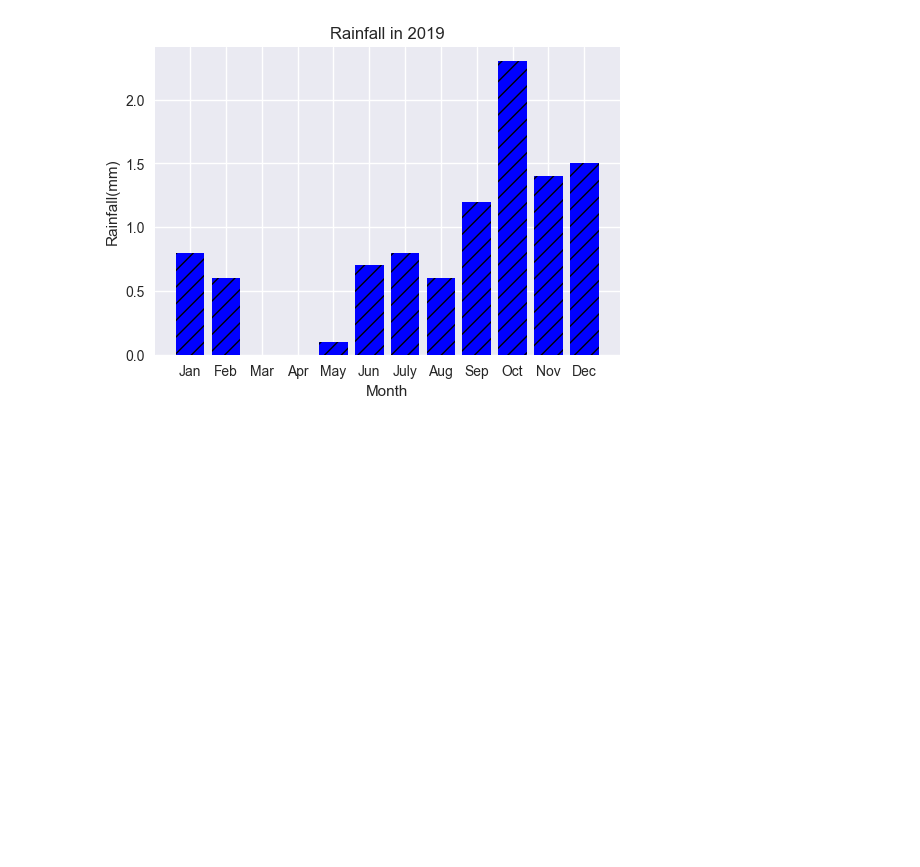
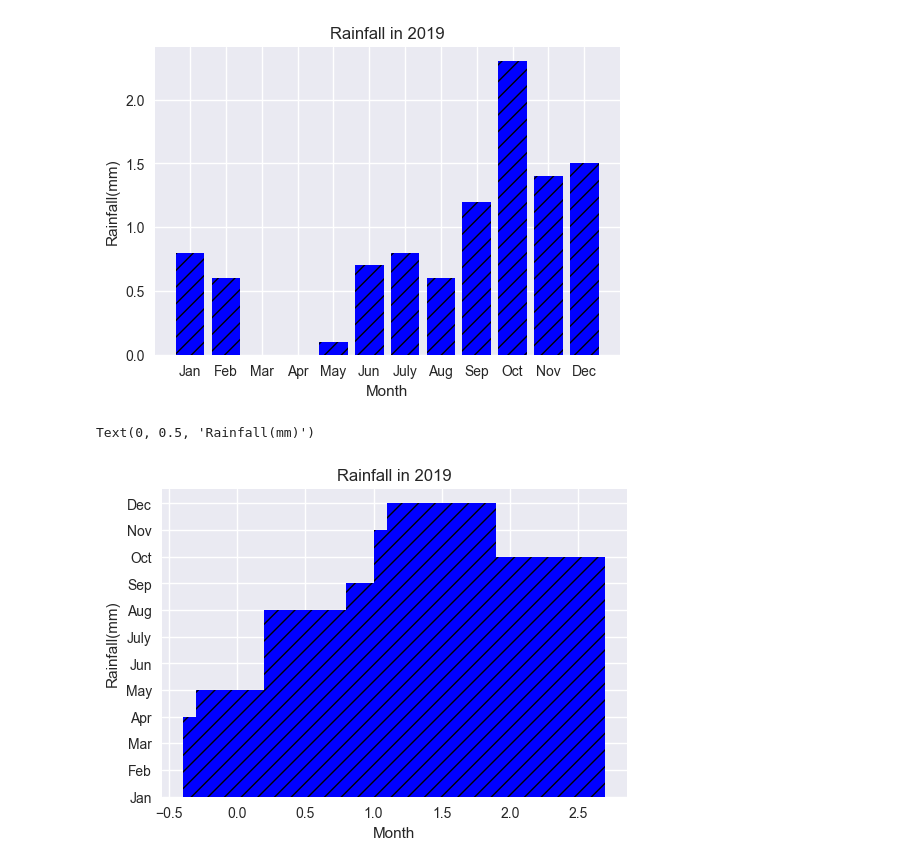
Before and after one commit to AshMaza/python_digipodium, a Jupyter notebook: visualisations.ipynb, the cells around one changed output. Drawn from its saved outputs; the diff is of its cells as text; code cells hidden in the pictures; blank space fills up the shorter version.

```diff
--- a/visualisations.ipynb
+++ b/visualisations.ipynb
@@ -104,3 +104,16 @@ plt.ylabel('Rainfall(mm)')
 # %% [output]
 Text(0, 0.5, 'Rainfall(mm)')
 [figure]
+# %%
+rainfall=[0.8,0.6,0,0,0.1,0.7,0.8,0.6,1.2,2.3,1.4,1.5]
+months=['Jan','Feb','Mar','Apr',
+        'May','Jun','July','Aug',
+        'Sep','Oct','Nov','Dec']
+fig=plt.figure(figsize=(6,4))
+plt.bar(rainfall,months,color='blue',hatch='//')
+plt.title('Rainfall in 2019')
+plt.xlabel('Month')
+plt.ylabel('Rainfall(mm)')
+# %% [output]
+Text(0, 0.5, 'Rainfall(mm)')
+[figure, added]
```
Also changed, not shown: parts of 1 cell of this notebook, 1 other file.
